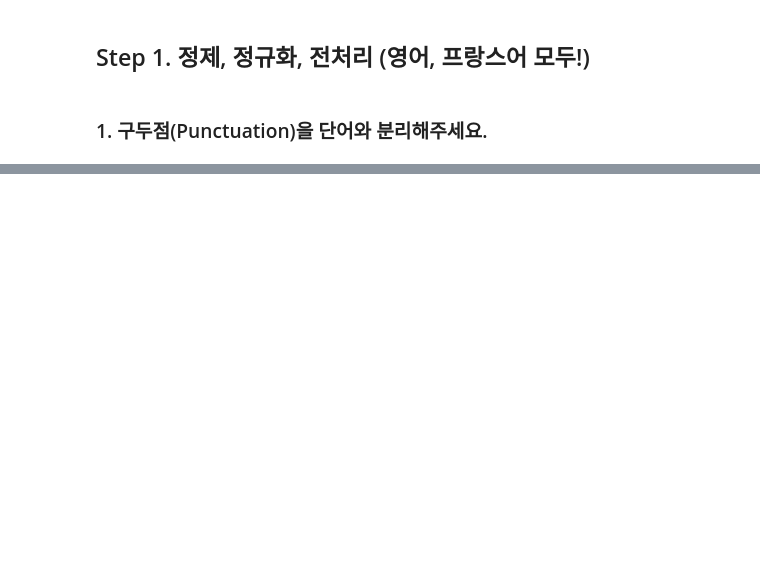
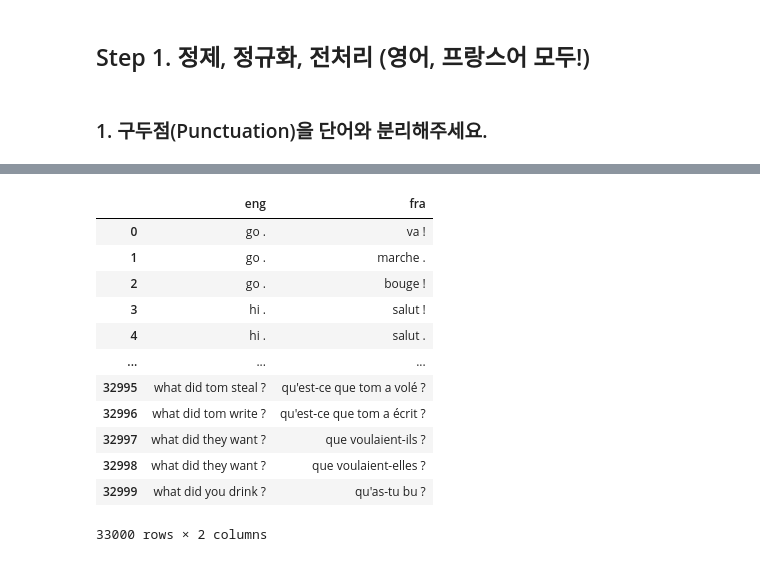
Before and after one commit to paul2522/Exploration_Submit, a Jupyter notebook: 10/[Exp10]WordTranslator.ipynb, the cells around one changed output, grey strips where cells are left out. Cells and saved outputs as stored; diff of their text form; code cells hidden in the pictures; blank space fills up the shorter version.

```diff
--- a/10/[Exp10]WordTranslator.ipynb
+++ b/10/[Exp10]WordTranslator.ipynb
@@ -99,0 +93,19 @@ df_updated.head(10)
+# %%
+df_updated['eng'] = df_updated['eng'].str.lower()
+df_updated['fra'] = df_updated['fra'].str.lower()
+# %%
+df_updated
+# %% [output]
+|  | eng | fra |
+| 0 | go . | va ! |
+| 1 | go . | marche . |
+| 2 | go . | bouge ! |
+| 3 | hi . | salut ! |
+| 4 | hi . | salut . |
+| ... | ... | ... |
+| 32995 | what did tom steal ? | qu'est-ce que tom a volé ? |
+| 32996 | what did tom write ? | qu'est-ce que tom a écrit ? |
+| 32997 | what did they want ? | que voulaient-ils ? |
+| 32998 | what did they want ? | que voulaient-elles ? |
+| 32999 | what did you drink ? | qu'as-tu bu ? |
+33000 rows × 2 columns
```
Also changed, not shown: parts of 65 cells of this notebook, 1 other file.
